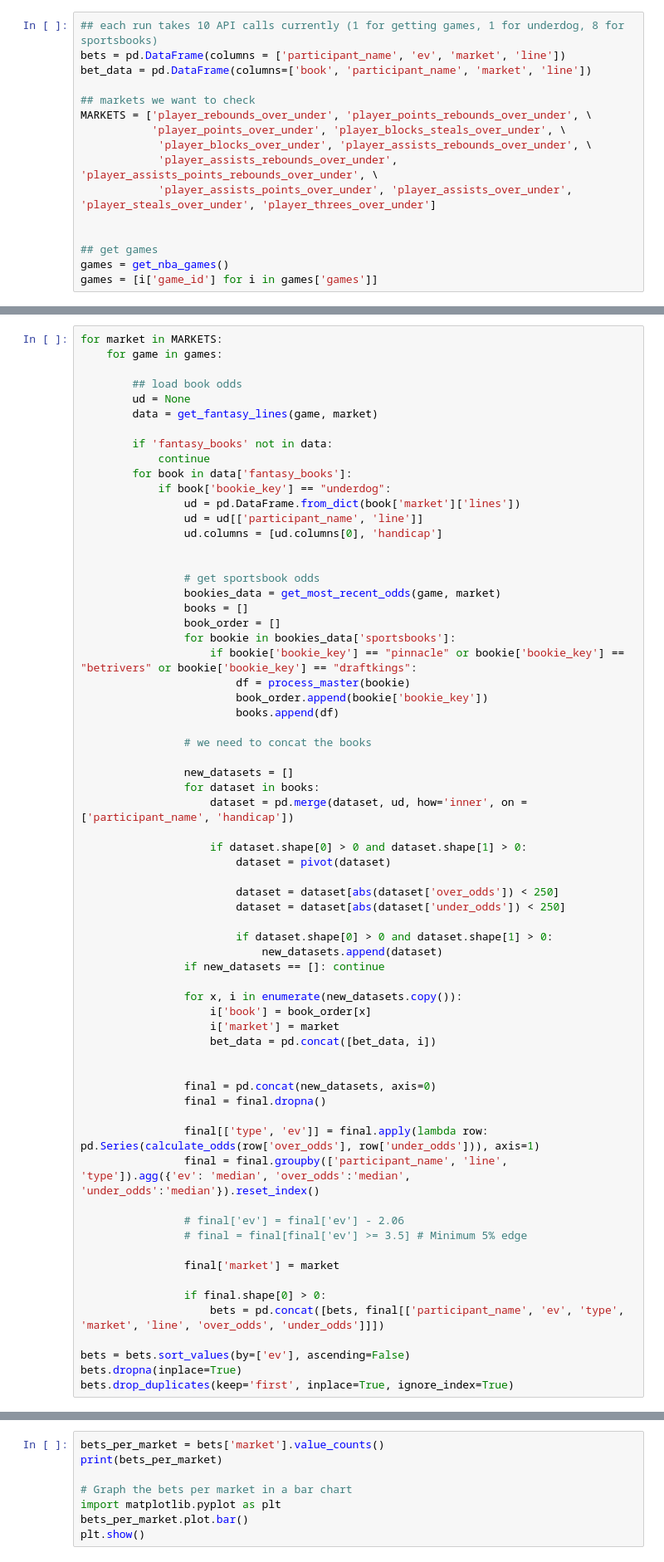
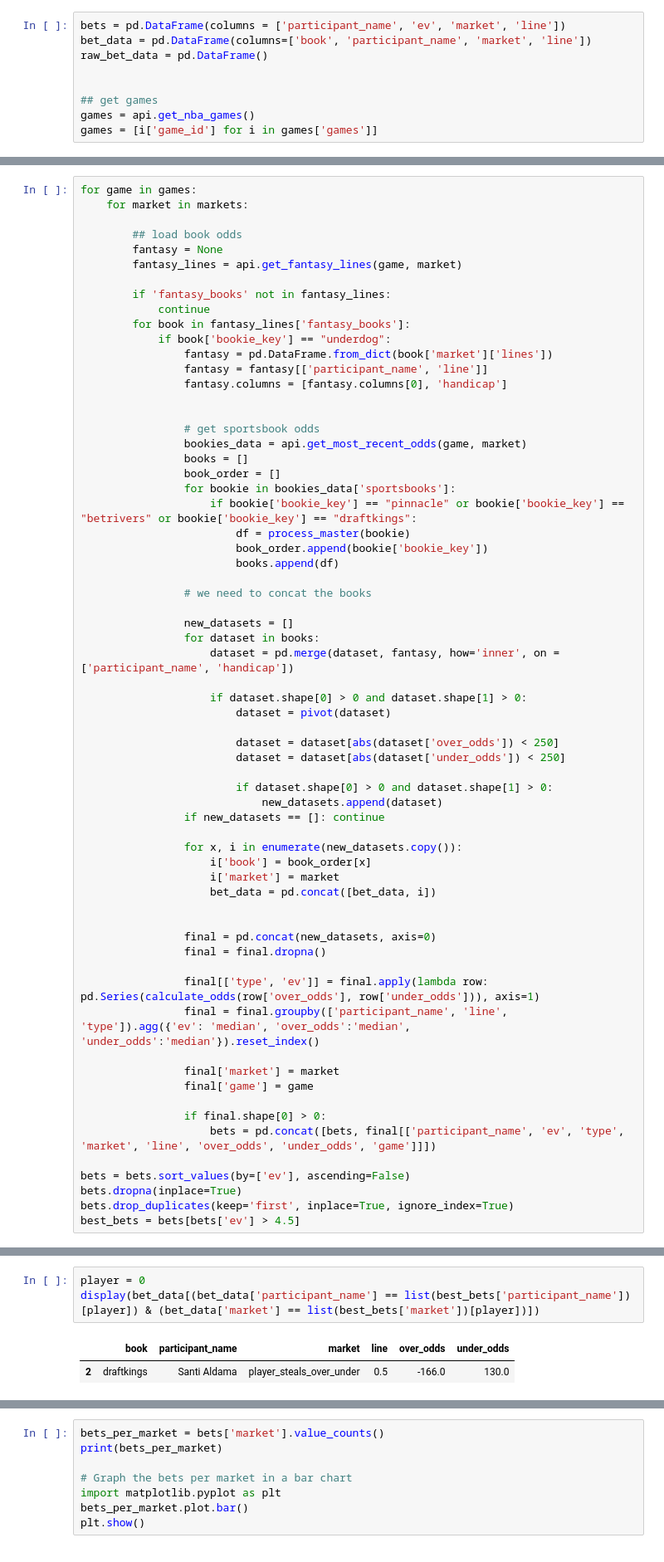
Before and after one commit to 24parida/PositiveEV, a Jupyter notebook: CurrentTesting/prizepicks_current.ipynb, the cells around one changed output, grey strips where cells are left out. Shown at 83% size. Drawn from its saved outputs; the diff is of its cells as text.

```diff
--- a/CurrentTesting/prizepicks_current.ipynb
+++ b/CurrentTesting/prizepicks_current.ipynb
@@ -204,18 +84,11 @@ def calculate_odds(x, y):
 
     return {"type": index, "ev": max(fair_prob1, fair_prob2) - 50}
 # %%
-## each run takes 10 API calls currently (1 for getting games, 1 for underdog, 8 for sportsbooks)
 bets = pd.DataFrame(columns = ['participant_name', 'ev', 'market', 'line'])
 bet_data = pd.DataFrame(columns=['book', 'participant_name', 'market', 'line'])
-
-## markets we want to check
-MARKETS = ['player_rebounds_over_under', 'player_points_rebounds_over_under', \
-           'player_points_over_under', 'player_blocks_steals_over_under', \
-            'player_blocks_over_under', 'player_assists_rebounds_over_under', \
-            'player_assists_rebounds_over_under', 'player_assists_points_rebounds_over_under', \
-            'player_assists_points_over_under', 'player_assists_over_under', 'player_steals_over_under', 'player_threes_over_under']
+raw_bet_data = pd.DataFrame()
 
 
 ## get games
-games = get_nba_games()
+games = api.get_nba_games()
 games = [i['game_id'] for i in games['games']]
@@ -222,22 +97,22 @@ games = [i['game_id'] for i in games['games']]
 # %%
-for market in MARKETS:
-    for game in games:
+for game in games:
+    for market in markets:
 
         ## load book odds
-        ud = None
-        data = get_fantasy_lines(game, market)
+        fantasy = None
+        fantasy_lines = api.get_fantasy_lines(game, market)
 
-        if 'fantasy_books' not in data:
+        if 'fantasy_books' not in fantasy_lines:
             continue
-        for book in data['fantasy_books']:
+        for book in fantasy_lines['fantasy_books']:
             if book['bookie_key'] == "underdog":
-                ud = pd.DataFrame.from_dict(book['market']['lines'])
-                ud = ud[['participant_name', 'line']]
-                ud.columns = [ud.columns[0], 'handicap']
+                fantasy = pd.DataFrame.from_dict(book['market']['lines'])
+                fantasy = fantasy[['participant_name', 'line']]
+                fantasy.columns = [fantasy.columns[0], 'handicap']
 
 
                 # get sportsbook odds
-                bookies_data = get_most_recent_odds(game, market)
+                bookies_data = api.get_most_recent_odds(game, market)
                 books = []
                 book_order = []
                 for bookie in bookies_data['sportsbooks']:
@@ -250,7 +125,7 @@ for market in MARKETS:
 
                 new_datasets = []
                 for dataset in books:
-                    dataset = pd.merge(dataset, ud, how='inner', on = ['participant_name', 'handicap'])
+                    dataset = pd.merge(dataset, fantasy, how='inner', on = ['participant_name', 'handicap'])
 
                     if dataset.shape[0] > 0 and dataset.shape[1] > 0:
                         dataset = pivot(dataset)
@@ -274,14 +149,13 @@ for market in MARKETS:
                 final[['type', 'ev']] = final.apply(lambda row: pd.Series(calculate_odds(row['over_odds'], row['under_odds'])), axis=1)
                 final = final.groupby(['participant_name', 'line', 'type']).agg({'ev': 'median', 'over_odds':'median', 'under_odds':'median'}).reset_index()
 
-                # final['ev'] = final['ev'] - 2.06
-                # final = final[final['ev'] >= 3.5] # Minimum 5% edge
-
                 final['market'] = market
+                final['game'] = game
 
                 if final.shape[0] > 0:
-                    bets = pd.concat([bets, final[['participant_name', 'ev', 'type', 'market', 'line', 'over_odds', 'under_odds']]])
+                    bets = pd.concat([bets, final[['participant_name', 'ev', 'type', 'market', 'line', 'over_odds', 'under_odds', 'game']]])
 
 bets = bets.sort_values(by=['ev'], ascending=False)
 bets.dropna(inplace=True)
 bets.drop_duplicates(keep='first', inplace=True, ignore_index=True)
+best_bets = bets[bets['ev'] > 4.5]
@@ -307 +207,7 @@ display(best_bets)
+# %%
+player = 0
+display(bet_data[(bet_data['participant_name'] == list(best_bets['participant_name'])[player]) & (bet_data['market'] == list(best_bets['market'])[player])])
+# %% [output]
+|  | book | participant_name | market | line | over_odds | under_odds |
+| 2 | draftkings | Santi Aldama | player_steals_over_under | 0.5 | -166.0 | 130.0 |
 # %%
```
Also changed, not shown: parts of 14 cells of this notebook, 4 other files.
